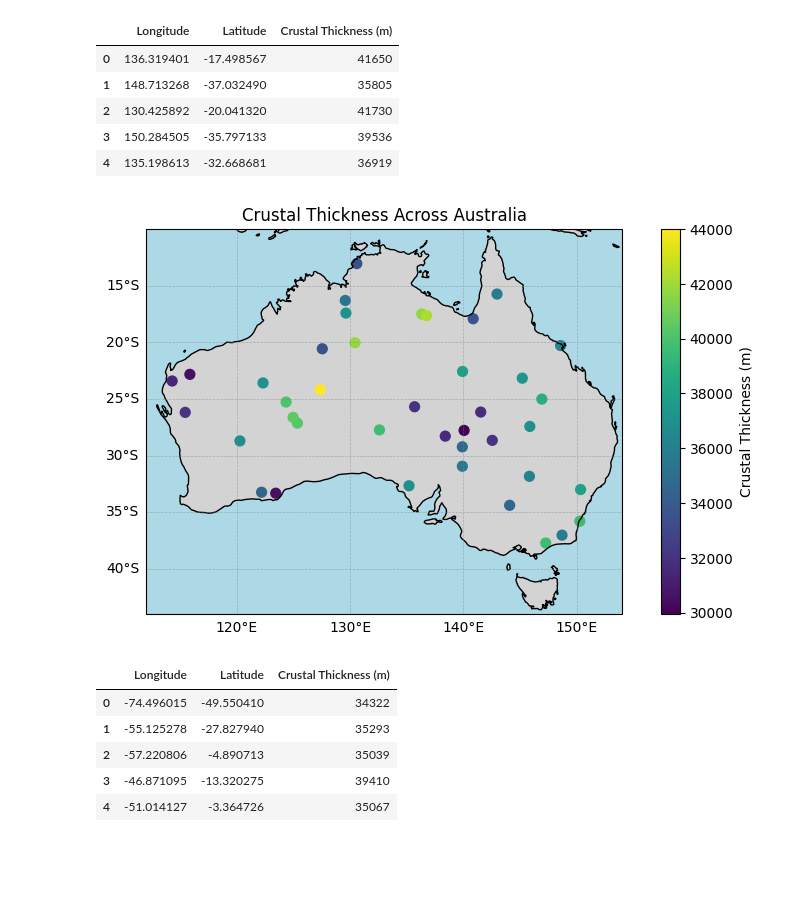
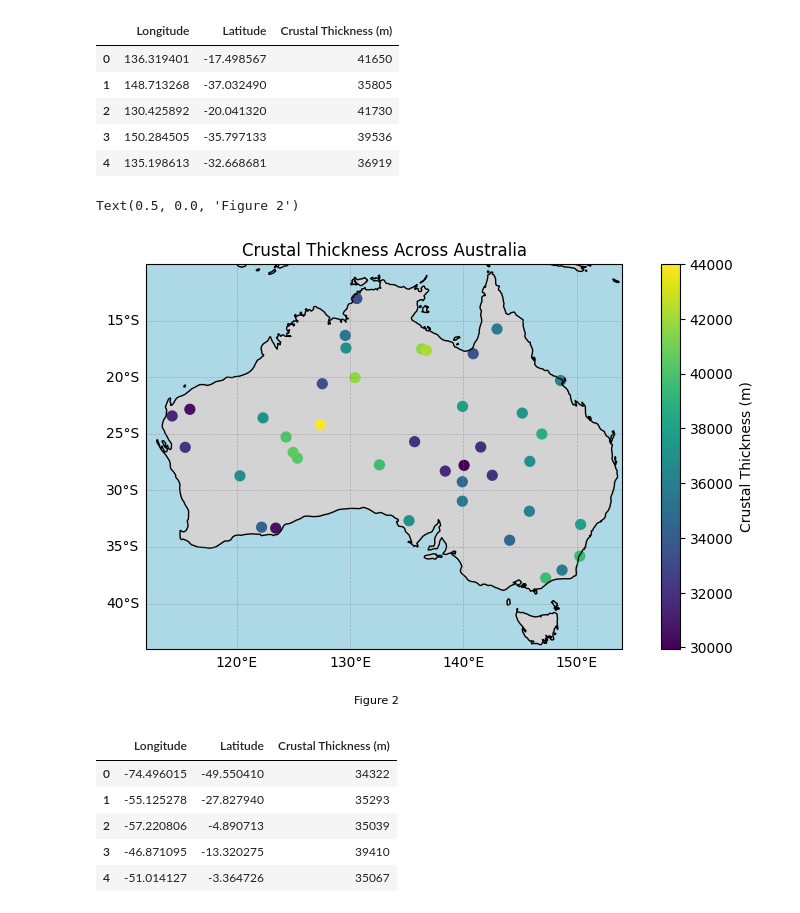
Before and after one commit to Clover130/Seismic-Babes-Group-Project-1, a Jupyter notebook: EMSC2010_Group_Project_1_Seismic_Babes.ipynb, the cells around one changed output. Saved outputs shown, nothing was run; the diff lists cells and outputs as text; code cells hidden in the pictures; blank space fills up the shorter version.

```diff
--- a/EMSC2010_Group_Project_1_Seismic_Babes.ipynb
+++ b/EMSC2010_Group_Project_1_Seismic_Babes.ipynb
@@ -254,6 +244,13 @@ import pandas as pd
 file_name = "Seismic Babes_Group Project 1_DataSet.xlsx"
 
 df = pd.read_excel(file_name, header=None)
+
+df_AU = pd.read_excel(file_name, sheet_name='AU')
+df_SA = pd.read_excel(file_name, sheet_name='SA')
+
+# Extract crustal thickness data for South America and Australia
+X = df_AU['Crustal Thickness (m)']
+Y = df_SA['Crustal Thickness (m)']
 
 # Find completely blank rows
 blank_rows = df[df.isnull().all(axis=1)].index
@@ -592,15 +592,6 @@ Requirement already satisfied: six>=1.5 in /usr/local/lib/python3.12/dist-packag
 import pandas as pd #used to read and clean data
 import cartopy.crs as ccrs #import map coordinate reference systems
 import cartopy.feature as cfeature #imports Cartopy's map features
-
-spreadsheet_name = 'Seismic Babes_Group Project 1_DataSet.xlsx'
-worksheet_AU = 'AU' # The sheet name containing Australian Crustal Thickness data
-worksheet_SA = 'SA' # The sheet name containing South American Crustal Thickness data
-
-df_AU = pd.read_excel(spreadsheet_name, sheet_name=worksheet_AU) #read the Australian  data into a dataframe
-df_SA = pd.read_excel(spreadsheet_name, sheet_name=worksheet_SA) #read the South American data into a dataframe
-
-##-ELLIE'S code
 # %%
 df_AU.head() #show the dataframe table for AU
 
@@ -639,34 +630,37 @@ ax.add_feature(cfeature.OCEAN, facecolor="lightblue")
 # Plot locations as a scatter plot
 sc_AU = ax.scatter(
     df_AU['Longitude'], # Longitudes of Points (x-coordinates)
     df_AU['Latitude'], # Latitudes of Points (y-coordinates)
     c=df_AU['Crustal Thickness (m)'], # Color the markers by Crustal Thickness
     s=50, # Scale marker size
     cmap="viridis", # Use the 'viridis' colormap for thickness values
     transform=ccrs.PlateCarree()  # Specify the input coordinates are in Plate Carrée (lon/lat) projection
 )
 
 # shows how marker color corresponds to crustal thickness
 plt.colorbar(sc_AU, label="Crustal Thickness (m)")
 
 # Add a title to the figure
 plt.title("Crustal Thickness Across Australia")
 
 # Add latitude and longitude gridlines to the map
 gl = ax.gridlines(
     draw_labels=True,     # Show coordinate labels on the map edges
     linewidth=0.5,        # Set gridline thickness
     color="gray",         # Set gridline color
     alpha=0.5,            # Make gridlines semi-transparent
     linestyle="--"        # Use dashed gridlines
 )
 
 gl.top_labels = False # Disable labels at the top of the map
 gl.right_labels = False # Disable labels on the right side of the map
 
+plt.figtext(0.5, 0.0, "Figure 2", ha="center", fontsize=8)
+
 ##-ELLIE'S code
 # %% [output]
+Text(0.5, 0.0, 'Figure 2')
-[figure, old version]
+[figure, new version]
 # %%
 df_SA.head() #show the dataframe table for SA
 
```
Also changed, not shown: parts of 28 cells of this notebook.
